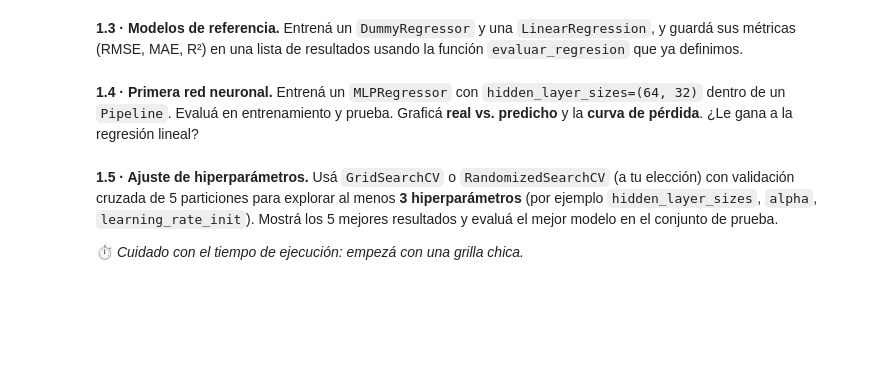
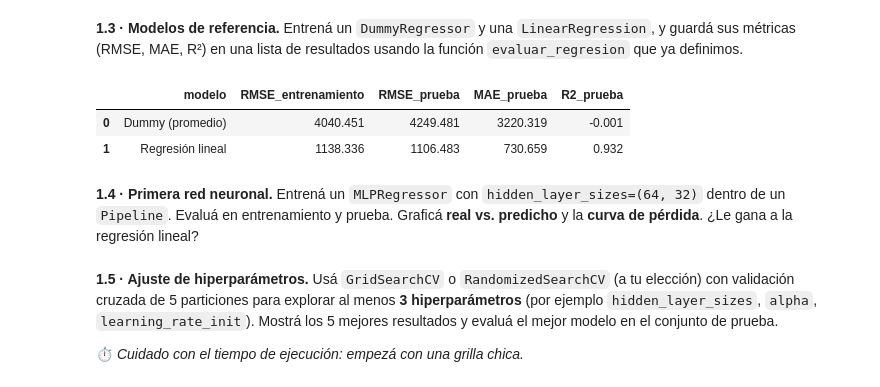
Before and after one commit to enrifonseca/AprendizajeAutomatico1, a Jupyter notebook: ISSD_AA1_Taller_redes_neuronales_sklearn_regresión.ipynb, the cells around one changed output. Cells and saved outputs as stored; diff of their text form; code cells hidden in the pictures; blank space fills up the shorter version.

```diff
--- a/ISSD_AA1_Taller_redes_neuronales_sklearn_regresión.ipynb
+++ b/ISSD_AA1_Taller_redes_neuronales_sklearn_regresión.ipynb
@@ -926,3 +960,47 @@ A partir de las observaciones realizadas podemos determinar que:
+# %%
+# Tu código aquí
+
+resultados_diam = []
+
+# Baseline 1: predice siempre el promedio
+modelo_dummy_d = DummyRegressor(strategy="mean")
+modelo_dummy_d.fit(X_ent[cols_num_d], y_ent)
+
+resultados_diam.append(
+    evaluar_regresion(
+        modelo_dummy_d,
+        X_ent[cols_num_d],
+        y_ent,
+        X_prueba[cols_num_d],
+        y_prueba,
+        "Dummy (promedio)"
+    )
+)
+
+# Baseline 2: regresión lineal (dentro de un Pipeline con el mismo preprocesador)
+modelo_lineal_d = Pipeline([
+    ("prep", preprocesador_d),
+    ("modelo", LinearRegression())
+])
+
+modelo_lineal_d.fit(X_ent, y_ent)
+
+resultados_diam.append(
+    evaluar_regresion(
+        modelo_lineal_d,
+        X_ent,
+        y_ent,
+        X_prueba,
+        y_prueba,
+        "Regresión lineal"
+    )
+)
+
+pd.DataFrame(resultados_diam)
+# %% [output]
+|  | modelo | RMSE_entrenamiento | RMSE_prueba | MAE_prueba | R2_prueba |
+| 0 | Dummy (promedio) | 4040.451 | 4249.481 | 3220.319 | -0.001 |
+| 1 | Regresión lineal | 1138.336 | 1106.483 | 730.659 | 0.932 |
 # %% [markdown]
 **1.4 · Primera red neuronal.** Entrená un `MLPRegressor` con `hidden_layer_sizes=(64, 32)` dentro de un `Pipeline`. Evaluá en entrenamiento y prueba. Graficá **real vs. predicho** y la **curva de pérdida**. ¿Le gana a la regresión lineal?
 # %%
```
Also changed, not shown: parts of 3 cells of this notebook.
